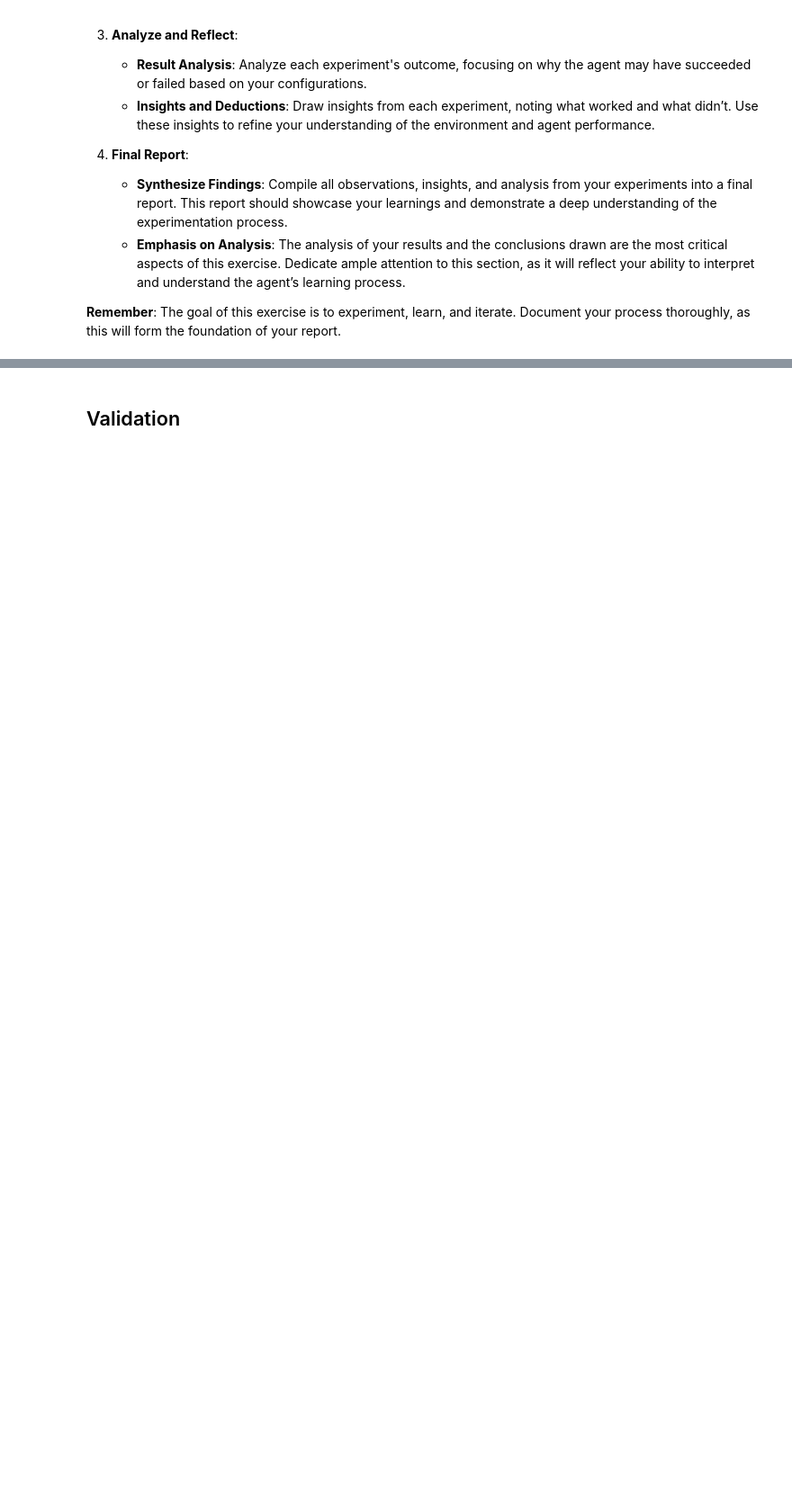
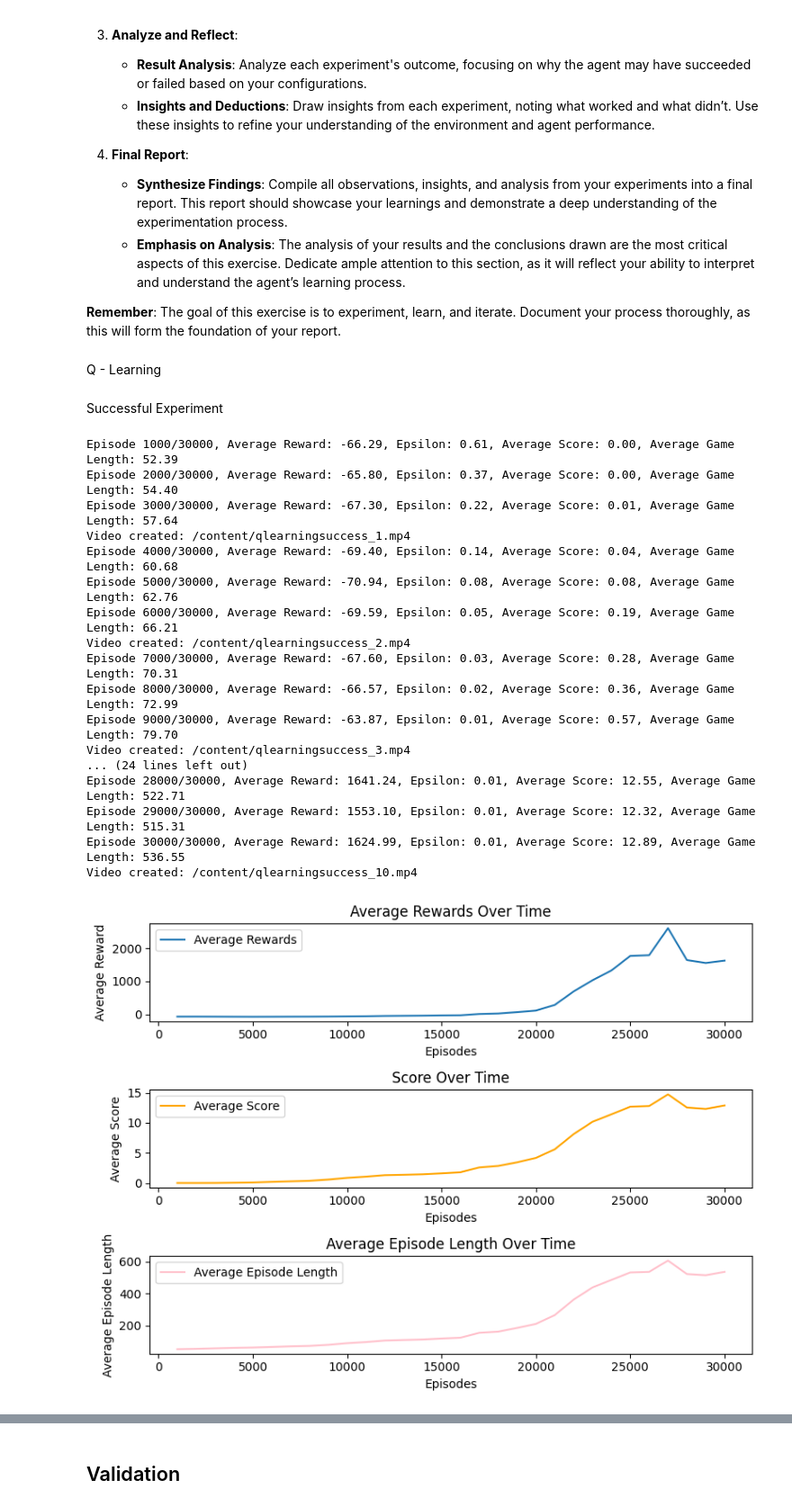
Before and after one commit to Phosics/ReinforcementLearningMidTermFlappyBird, a Jupyter notebook: FlappyBirdMidTerm.ipynb, the cells around one changed output, grey strips where cells are left out. Shown: that part at 90% size. Saved outputs shown, nothing was run; the diff lists cells and outputs as text; code cells hidden in the pictures; blank space fills up the shorter version.

Commit message:
Q - Learning Done

```diff
--- a/FlappyBirdMidTerm.ipynb
+++ b/FlappyBirdMidTerm.ipynb
@@ -745,17 +791,50 @@ In this section, you will conduct a series of experiments to solve the environme
+# %% [markdown]
+Q - Learning
+# %% [markdown]
+Successful Experiment
 # %%
 # Hyper Parameters
 GAMMA             = 0.99
-LEARNING_RATE     = 0.6
+LEARNING_RATE     = 0.65
 INITIAL_Q_VALUES  = 0.1
 EPSILON           = 1
 EPSILON_DECAY     = 0.9995
 MIN_EPSILON       = 0.01
-BUCKETS           = np.array([20] * len(custome_observation_map))
+BUCKETS           = np.array([30, 25, 30, 30, 30])
 
 LOG_EVERY = 1000
-NUMBER_OF_EPISODES = 25000
+NUMBER_OF_EPISODES = 30000
+
+VIDEO_FILE_NAME = '/content/qlearningsuccess'
+POLICY_FILE_NAME = '/content/qlearningpolicysuccess'
 # %%
-# # Load
-# policy_agent = QLearningAgent(env.action_space, env.observation_space, video_filename, GAMMA, LEARNING_RATE, INITIAL_Q_VALUES, EPSILON, EPSILON_DECAY, MIN_EPSILON)
+# Creating the policy agent
+policy_agent = QLearningAgent(env.action_space, env.observation_space, BUCKETS, VIDEO_FILE_NAME, GAMMA, LEARNING_RATE, INITIAL_Q_VALUES, EPSILON, EPSILON_DECAY, MIN_EPSILON)
 
-# policy_agent.load_policy('/content/policy.npy')
+# Training
+rewards, scores, lengths = policy_agent.train(env, NUMBER_OF_EPISODES, LOG_EVERY)
+
+# Saving the policy
+policy_agent.save_policy(POLICY_FILE_NAME)
+
+# Plot the results
+plot_result(LOG_EVERY, rewards, scores, lengths)
+# %% [output]
+Episode 1000/30000, Average Reward: -66.29, Epsilon: 0.61, Average Score: 0.00, Average Game Length: 52.39
+Episode 2000/30000, Average Reward: -65.80, Epsilon: 0.37, Average Score: 0.00, Average Game Length: 54.40
+Episode 3000/30000, Average Reward: -67.30, Epsilon: 0.22, Average Score: 0.01, Average Game Length: 57.64
+Video created: /content/qlearningsuccess_1.mp4
+Episode 4000/30000, Average Reward: -69.40, Epsilon: 0.14, Average Score: 0.04, Average Game Length: 60.68
+Episode 5000/30000, Average Reward: -70.94, Epsilon: 0.08, Average Score: 0.08, Average Game Length: 62.76
+Episode 6000/30000, Average Reward: -69.59, Epsilon: 0.05, Average Score: 0.19, Average Game Length: 66.21
+Video created: /content/qlearningsuccess_2.mp4
+Episode 7000/30000, Average Reward: -67.60, Epsilon: 0.03, Average Score: 0.28, Average Game Length: 70.31
+Episode 8000/30000, Average Reward: -66.57, Epsilon: 0.02, Average Score: 0.36, Average Game Length: 72.99
+Episode 9000/30000, Average Reward: -63.87, Epsilon: 0.01, Average Score: 0.57, Average Game Length: 79.70
+Video created: /content/qlearningsuccess_3.mp4
+... (24 lines left out)
+Episode 28000/30000, Average Reward: 1641.24, Epsilon: 0.01, Average Score: 12.55, Average Game Length: 522.71
+Episode 29000/30000, Average Reward: 1553.10, Epsilon: 0.01, Average Score: 12.32, Average Game Length: 515.31
+Episode 30000/30000, Average Reward: 1624.99, Epsilon: 0.01, Average Score: 12.89, Average Game Length: 536.55
+Video created: /content/qlearningsuccess_10.mp4
+[figure, added]
```
Also changed, not shown: parts of 20 cells of this notebook.
